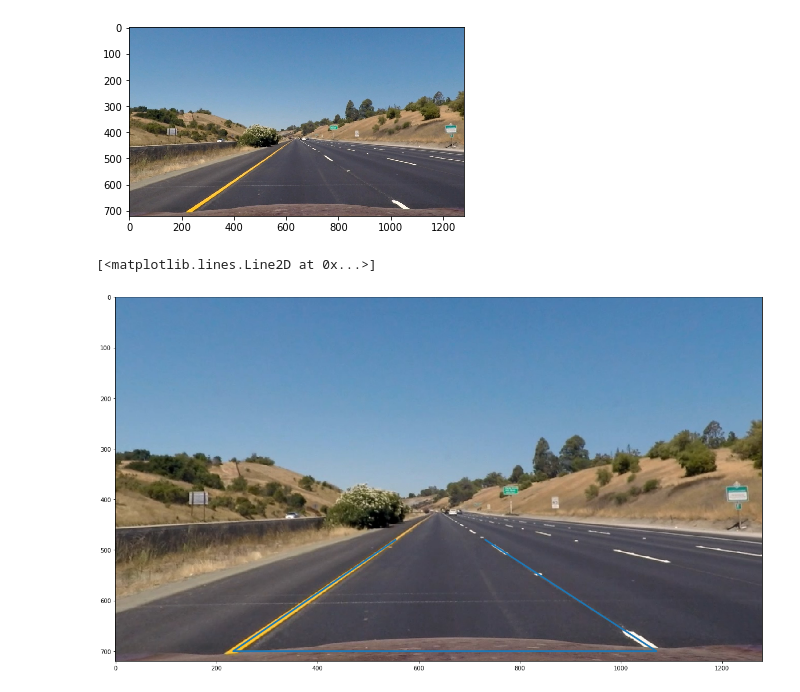
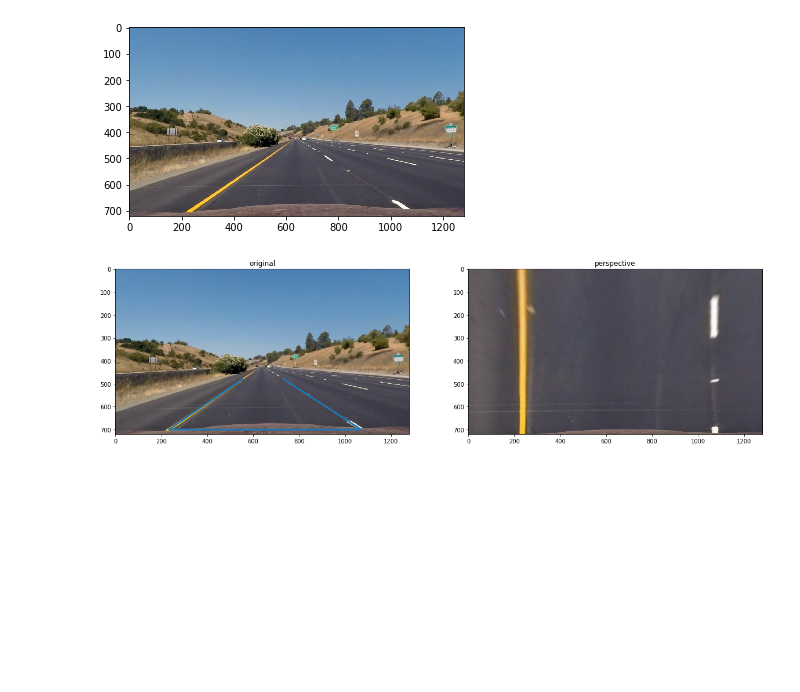
Before and after one commit to Bovey0809/CarND-Advanced-Lane-Lines, a Jupyter notebook: preprocessing.ipynb, the cells around one changed output. Saved outputs shown, nothing was run; the diff lists cells and outputs as text; code cells hidden in the pictures; blank space fills up the shorter version.

```diff
--- a/preprocessing.ipynb
+++ b/preprocessing.ipynb
@@ -82,7 +82,3 @@ images_list = [plt.imread(image) for image in images]
 show_images(images_list, 6)
 # %% [output]
 [figure]
-# %%
-# test undistort
-matrix, dis = camera_calibration(images_list)
-test_images_list = [plt.imread(image) for image in test_images]
@@ -98,21 +105,26 @@ plt.imshow(staright_line_image)
 # %%
 # Show image in gray and cut the view with four points.
 firstline = 480
 secondline = 700
 x1 = 554
 x2 = 233
 x3 = 1070
 x4 = 732
 
 first_point = (x1, firstline)
 second_point = (x2, secondline)
 third_point = (x3, secondline)
 fourth_point = (x4, firstline)
 src = np.float32([first_point, second_point, third_point, fourth_point])
 dst = np.float32([(x2, 0), (x2, 720), (x3, 720), (x3, 0)])
-fig = plt.figure(figsize=(20, 20))
-plt.imshow(staright_line_image)
-plt.plot(src.T[0], src.T[1], linewidth=3)
+
+fig, (ax1, ax2) = plt.subplots(1, 2, figsize=(20, 20))
+ax1.imshow(staright_line_image)
+ax1.plot(src.T[0], src.T[1], linewidth=3)
+ax1.set_title('original')
+M = cv2.getPerspectiveTransform(src, dst)
+Minv = cv2.getPerspectiveTransform(dst, src)
+ax2.imshow(cv2.warpPerspective(staright_line_image, M, (1280,720)))
+ax2.set_title('perspective')
 # %% [output]
-[<matplotlib.lines.Line2D at 0x...>]
-[figure, old version]
+[figure, new version]
```
Also changed, not shown: parts of 3 cells of this notebook, 14 other files.
